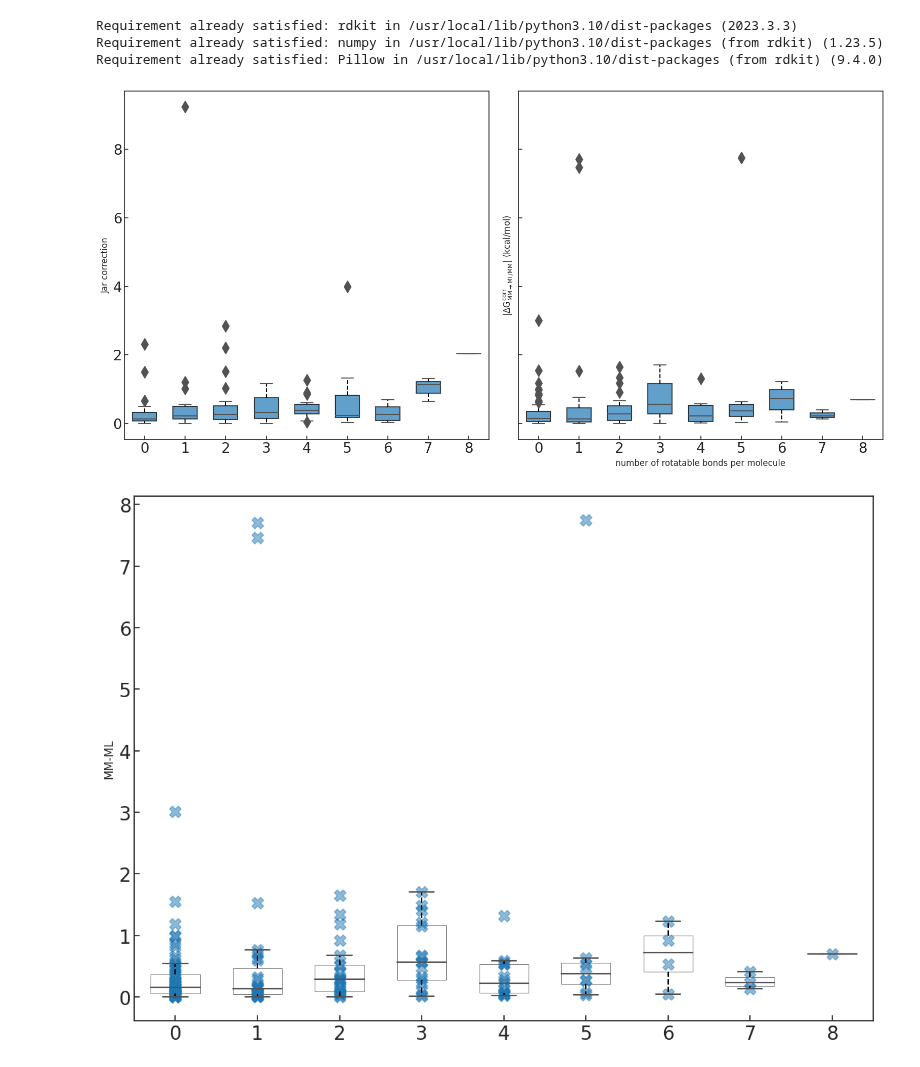
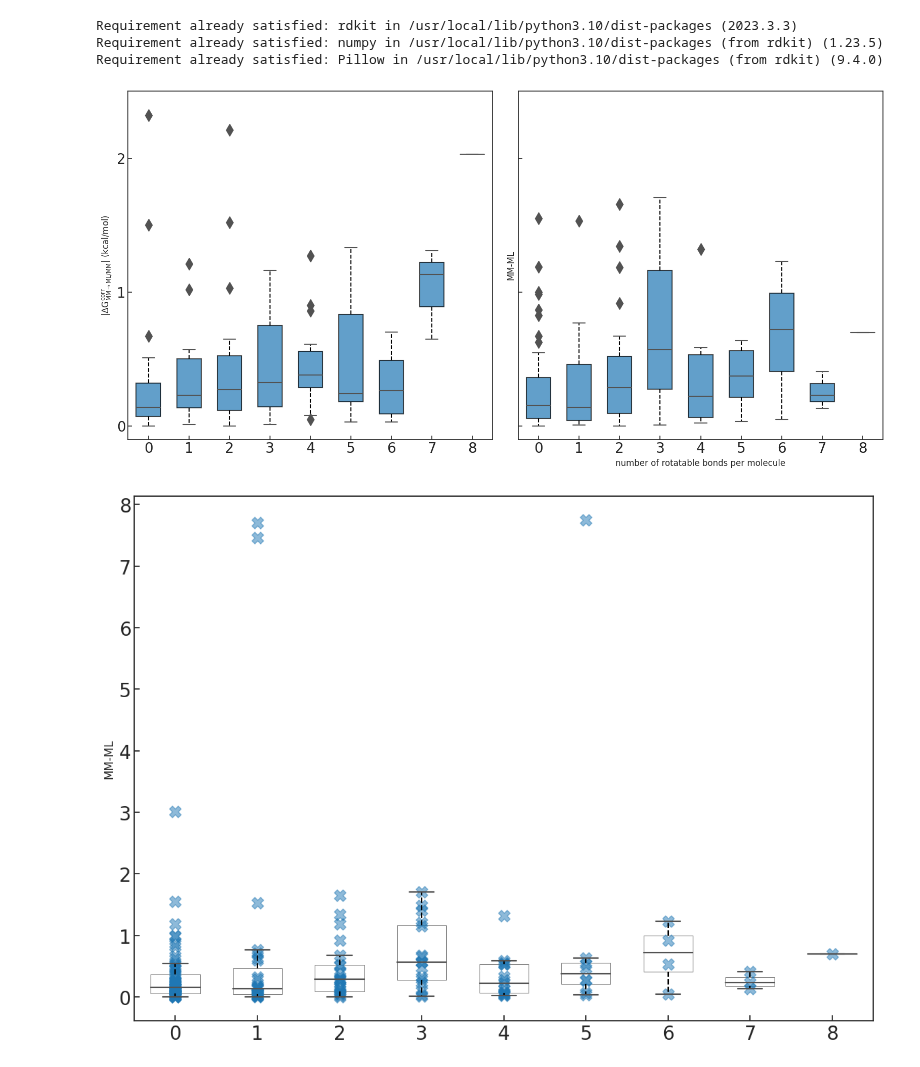
Before and after one commit to JohannesKarwou/notebooks, a Jupyter notebook: combinedDataset.ipynb, the cells around one changed output. Cells and saved outputs as stored; diff of their text form; code cells hidden in the pictures.

```diff
--- a/combinedDataset.ipynb
+++ b/combinedDataset.ipynb
@@ -487,7 +487,7 @@ sns.set_theme(
     },
 )
 
-fig, ax = plt.subplots(1,2,figsize=(16, 8),sharey=True)
+fig, ax = plt.subplots(1,2,figsize=(16, 8),sharey=True, sharex=True)
 
 
 
@@ -545,36 +545,36 @@ sns.boxplot(
 sns.boxplot(
     # data=data,
     x=[int(i) for i in data["numRotBonds"].to_list()],
     y=np.abs(data["MM-ML"]),
     # hue="Force Field",
     ax=ax[1],
     width=0.6,
     # medianprops=medianprops,
     showmeans=False,
     # meanprops=meanprops,
     # order=labeling.index,
     color="C3",
     saturation=1,
     linewidth=1.5,
     # palette={"GAFF": "C1", "CGenFF": "C0"},
     fliersize=12,
     autorange=True,
     # orient="h",
     showfliers=True,
     whis=0.8,
     boxprops=dict(facecolor=c1, alpha=0.7, edgecolor="black", linewidth=1.5),
     whiskerprops=dict(linestyle="--", linewidth=1.5, color="black"),
 )
 
 ax[0].yaxis.set_major_locator(MaxNLocator(integer=True))
-plt.ylabel(r"$|\Delta \mathrm{G}^{\mathrm{corr}}_{\mathrm{MM}\rightarrow\mathrm{ML/MM}}|$ (kcal/mol)")
+ax[0].set_ylabel(r"$|\Delta \mathrm{G}^{\mathrm{corr}}_{\mathrm{MM}\rightarrow\mathrm{ML/MM}}|$ (kcal/mol)")
 plt.xlabel("number of rotatable bonds per molecule")
 
-# plt.ylim([4.2,-0.1])
+plt.ylim([-0.1,2.5])
 plt.tight_layout()
 # plt.savefig("boxplot_numRotBonds.pdf",bbox_inches='tight')
 # %% [output]
-[figure, old version]
+[figure, new version]
 # %%
 fig, ax1 = plt.subplots(figsize=(14, 10))
 
```
Also changed, not shown: parts of 4 cells of this notebook.
